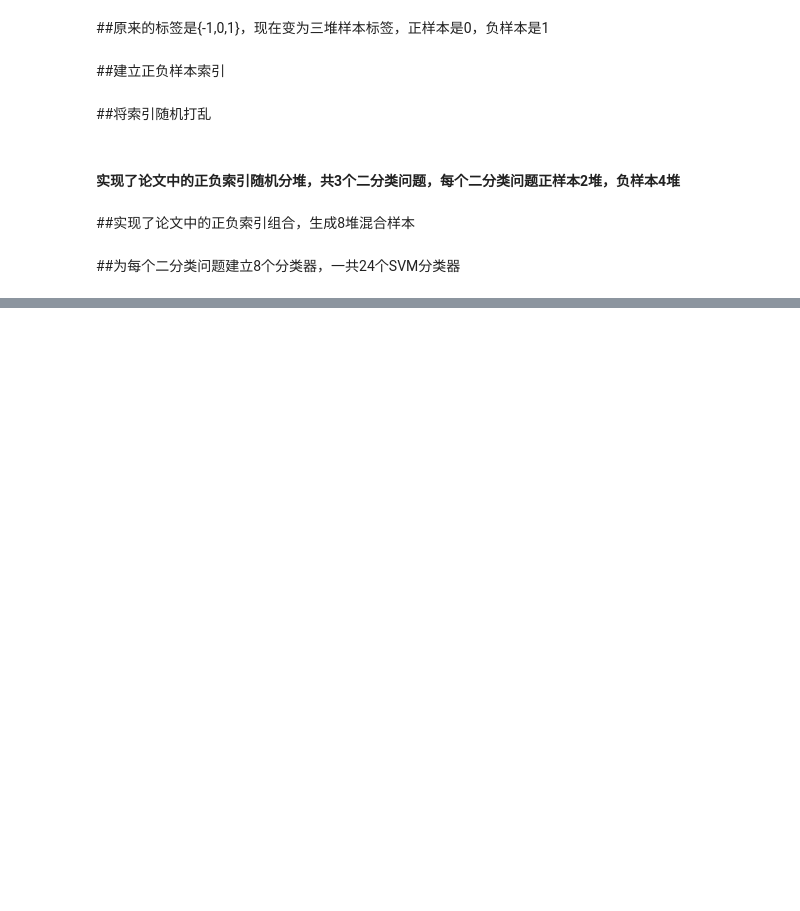
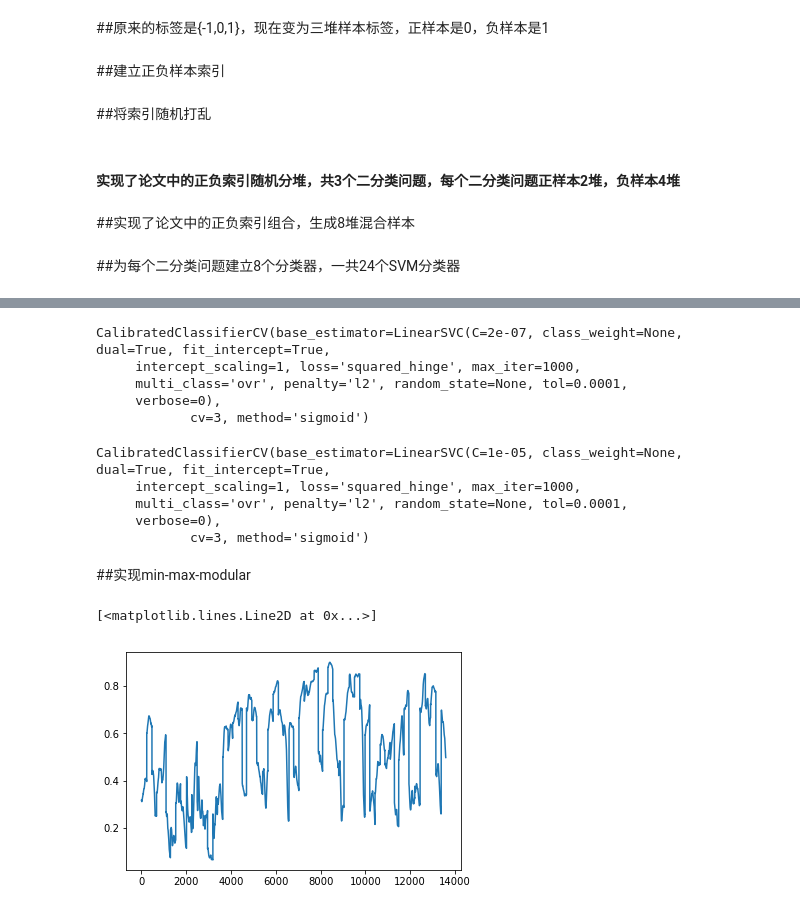
Before and after one commit to WangXuhongCN/Neural-Network-Theory-and-Applications-Homework-SJTU2018, a Jupyter notebook: Homework Assignment 2/homework2 problem2 random.ipynb, the cells around one changed output, grey strips where cells are left out. Saved outputs shown, nothing was run; the diff lists cells and outputs as text; code cells hidden in the pictures; blank space fills up the shorter version.

```diff
--- a/Homework Assignment 2/homework2 problem2 random.ipynb
+++ b/Homework Assignment 2/homework2 problem2 random.ipynb
@@ -145,0 +158,9 @@ CalibratedClassifierCV(base_estimator=LinearSVC(C=2e-07, class_weight=None, dual
+# %%
+svc_0_11.fit(train_data[train_index_0_11], train_label_0[train_index_0_11])
+svc_0_12.fit(train_data[train_index_0_12], train_label_0[train_index_0_12])
+svc_0_13.fit(train_data[train_index_0_13], train_label_0[train_index_0_13])
+svc_0_14.fit(train_data[train_index_0_14], train_label_0[train_index_0_14])
+svc_0_21.fit(train_data[train_index_0_21], train_label_0[train_index_0_21])
+svc_0_22.fit(train_data[train_index_0_22], train_label_0[train_index_0_22])
+svc_0_23.fit(train_data[train_index_0_23], train_label_0[train_index_0_23])
+svc_0_24.fit(train_data[train_index_0_24], train_label_0[train_index_0_24])
@@ -145,0 +173,32 @@ CalibratedClassifierCV(base_estimator=LinearSVC(C=2e-07, class_weight=None, dual
+# %%
+svc_1_11.fit(train_data[train_index_1_11], train_label_1[train_index_1_11])
+svc_1_12.fit(train_data[train_index_1_12], train_label_1[train_index_1_12])
+svc_1_13.fit(train_data[train_index_1_13], train_label_1[train_index_1_13])
+svc_1_14.fit(train_data[train_index_1_14], train_label_1[train_index_1_14])
+svc_1_21.fit(train_data[train_index_1_21], train_label_1[train_index_1_21])
+svc_1_22.fit(train_data[train_index_1_22], train_label_1[train_index_1_22])
+svc_1_23.fit(train_data[train_index_1_23], train_label_1[train_index_1_23])
+svc_1_24.fit(train_data[train_index_1_24], train_label_1[train_index_1_24])
+# %% [output]
+CalibratedClassifierCV(base_estimator=LinearSVC(C=2e-07, class_weight=None, dual=True, fit_intercept=True,
+     intercept_scaling=1, loss='squared_hinge', max_iter=1000,
+     multi_class='ovr', penalty='l2', random_state=None, tol=0.0001,
+     verbose=0),
+            cv=3, method='sigmoid')
+# %%
+svc_negative1_11.fit(train_data[train_index_negative1_11], train_label_negative1[train_index_negative1_11])
+svc_negative1_12.fit(train_data[train_index_negative1_12], train_label_negative1[train_index_negative1_12])
+svc_negative1_13.fit(train_data[train_index_negative1_13], train_label_negative1[train_index_negative1_13])
+svc_negative1_14.fit(train_data[train_index_negative1_14], train_label_negative1[train_index_negative1_14])
+svc_negative1_21.fit(train_data[train_index_negative1_21], train_label_negative1[train_index_negative1_21])
+svc_negative1_22.fit(train_data[train_index_negative1_22], train_label_negative1[train_index_negative1_22])
+svc_negative1_23.fit(train_data[train_index_negative1_23], train_label_negative1[train_index_negative1_23])
+svc_negative1_24.fit(train_data[train_index_negative1_24], train_label_negative1[train_index_negative1_24])
+# %% [output]
+CalibratedClassifierCV(base_estimator=LinearSVC(C=1e-05, class_weight=None, dual=True, fit_intercept=True,
+     intercept_scaling=1, loss='squared_hinge', max_iter=1000,
+     multi_class='ovr', penalty='l2', random_state=None, tol=0.0001,
+     verbose=0),
+            cv=3, method='sigmoid')
+# %% [markdown]
+##实现min-max-modular
@@ -145,0 +232,39 @@ CalibratedClassifierCV(base_estimator=LinearSVC(C=2e-07, class_weight=None, dual
+# %%
+test_pred_0_1x=np.vstack([test_pred_0_11,test_pred_0_12,test_pred_0_13,test_pred_0_14]) #test_pred_0_1x.shape=(4, 13588)
+test_pred_0_2x=np.vstack([test_pred_0_21,test_pred_0_22,test_pred_0_23,test_pred_0_24])
+test_pred_1_1x=np.vstack([test_pred_1_11,test_pred_1_12,test_pred_1_13,test_pred_1_14])
+test_pred_1_2x=np.vstack([test_pred_1_21,test_pred_1_22,test_pred_1_23,test_pred_1_24])
+test_pred_negative1_1x=np.vstack([test_pred_negative1_11,test_pred_negative1_12,test_pred_negative1_13,test_pred_negative1_14])
+test_pred_negative1_2x=np.vstack([test_pred_negative1_21,test_pred_negative1_22,test_pred_negative1_23,test_pred_negative1_24])
+# %%
+test_pred_0=[]
+test_pred_1=[]
+test_pred_negative1=[]
+for i in range(13588):
+    min_index_0_1x=int(np.where(test_pred_0_1x[:,i]==np.min(test_pred_0_1x[:,i]))[0])
+    min_index_0_2x=int(np.where(test_pred_0_2x[:,i]==np.min(test_pred_0_2x[:,i]))[0])
+    if test_pred_0_1x[min_index_0_1x,i] > test_pred_0_2x[min_index_0_2x,i]:
+        test_pred_0.append(test_pred_0_1x[min_index_0_1x,i])
+    else:
+        test_pred_0.append(test_pred_0_2x[min_index_0_2x,i])
+
+for i in range(13588):
+    min_index_1_1x=int(np.where(test_pred_1_1x[:,i]==np.min(test_pred_1_1x[:,i]))[0])
+    min_index_1_2x=int(np.where(test_pred_1_2x[:,i]==np.min(test_pred_1_2x[:,i]))[0])
+    if test_pred_1_1x[min_index_1_1x,i] > test_pred_1_2x[min_index_1_2x,i]:
+        test_pred_1.append(test_pred_1_1x[min_index_1_1x,i])
+    else:
+        test_pred_1.append(test_pred_1_2x[min_index_1_2x,i])
+
+for i in range(13588):
+    min_index_negative1_1x=int(np.where(test_pred_negative1_1x[:,i]==np.min(test_pred_negative1_1x[:,i]))[0])
+    min_index_negative1_2x=int(np.where(test_pred_negative1_2x[:,i]==np.min(test_pred_negative1_2x[:,i]))[0])
+    if test_pred_negative1_1x[min_index_negative1_1x,i] > test_pred_negative1_2x[min_index_negative1_2x,i]:
+        test_pred_negative1.append(test_pred_negative1_1x[min_index_negative1_1x,i])
+    else:
+        test_pred_negative1.append(test_pred_negative1_2x[min_index_negative1_2x,i])
+# %%
+plot(test_pred_0)
+# %% [output]
+[<matplotlib.lines.Line2D at 0x...>]
+[figure, added]
```
Also changed, not shown: parts of 16 cells of this notebook, 2 other files.
